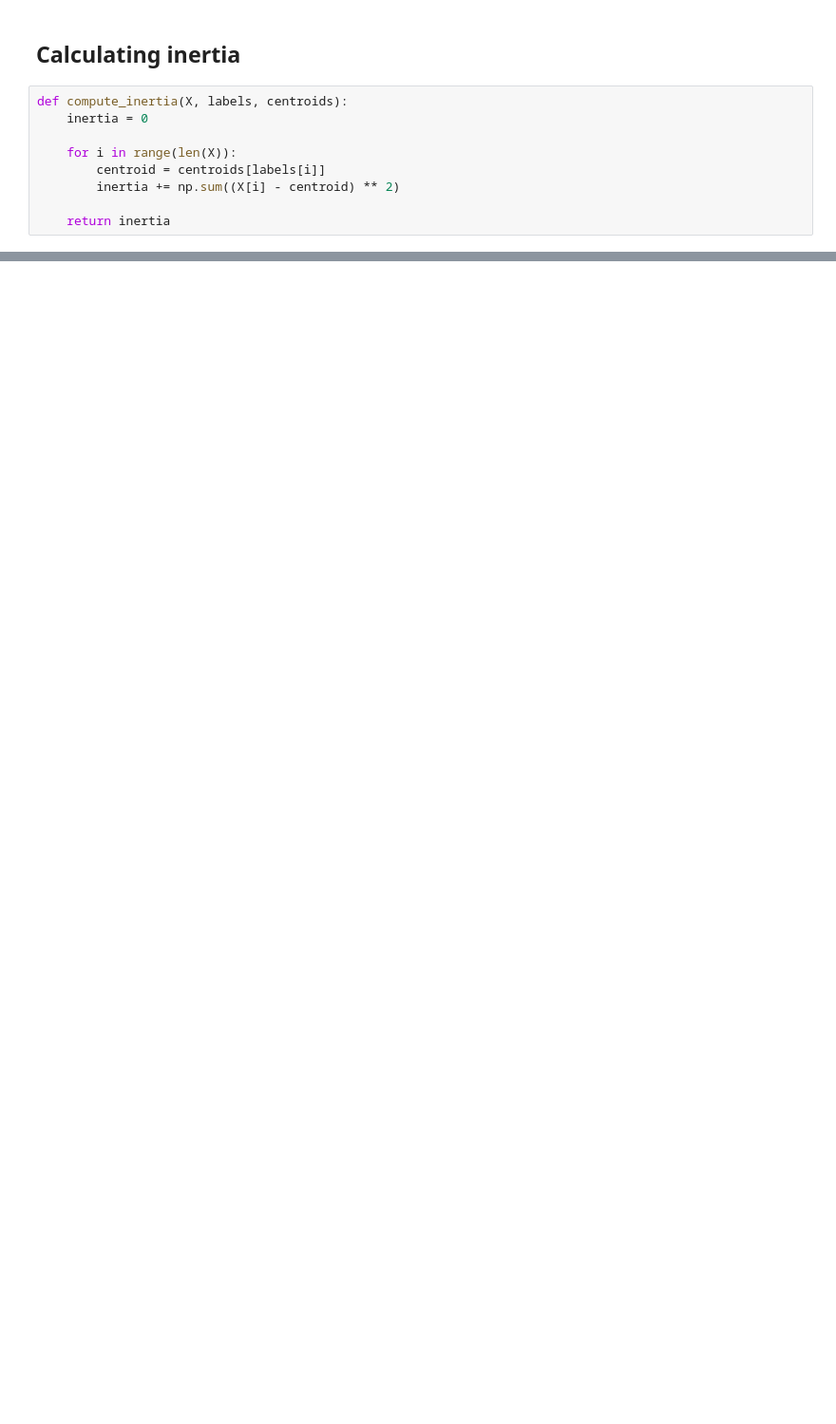
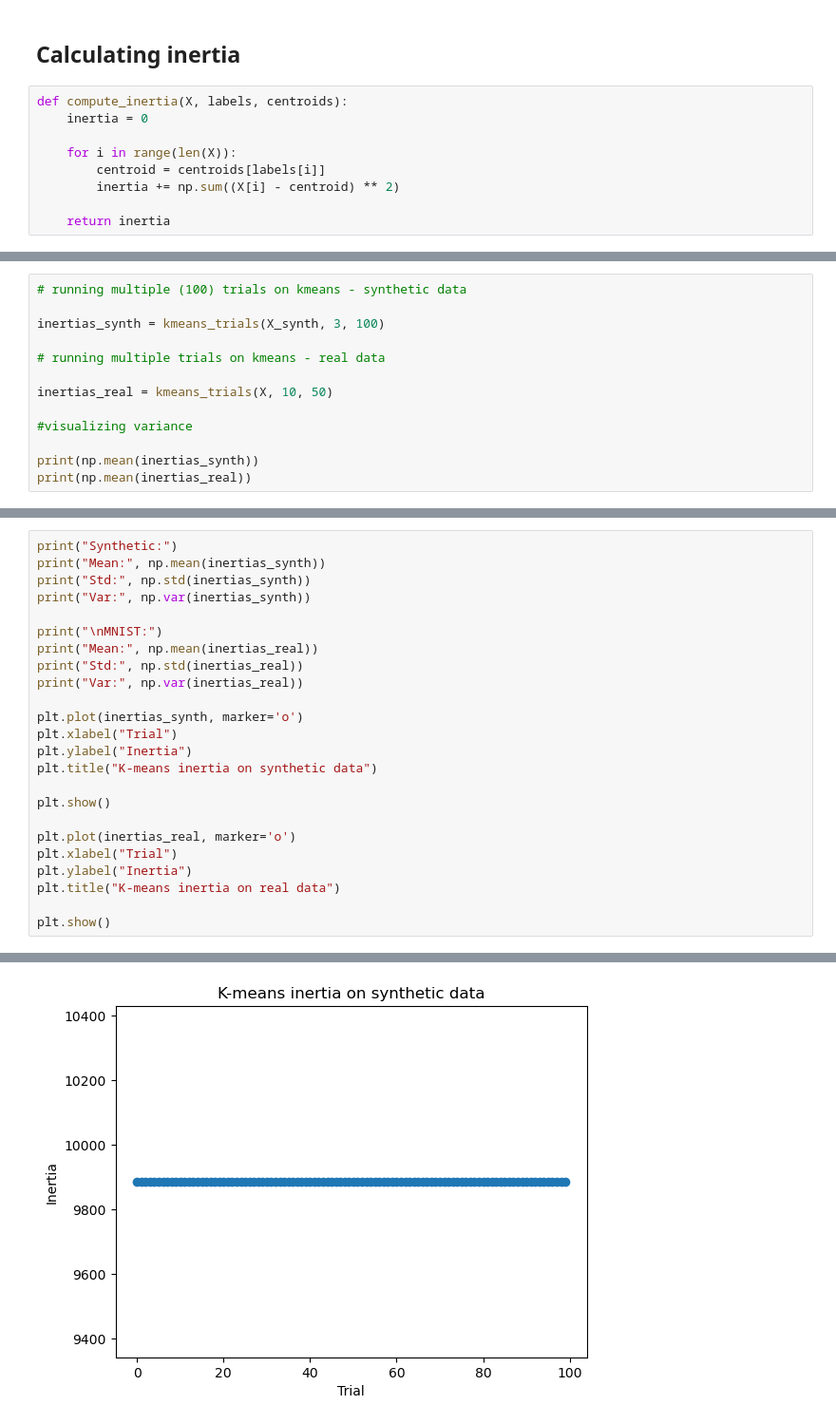
Before and after one commit to FeMaspe02/MLProject_MasperoFederico, a Jupyter notebook: MLProject.ipynb, the cells around one changed output, grey strips where cells are left out. Shown: that part at 95% size. Saved outputs shown, nothing was run; the diff lists cells and outputs as text; blank space fills up the shorter version.

```diff
--- a/MLProject.ipynb
+++ b/MLProject.ipynb
@@ -304,0 +192,13 @@ print(inertia_synth)
+# %%
+# running multiple (100) trials on kmeans - synthetic data
+
+inertias_synth = kmeans_trials(X_synth, 3, 100)
+
+# running multiple trials on kmeans - real data
+
+inertias_real = kmeans_trials(X, 10, 50)
+
+#visualizing variance
+
+print(np.mean(inertias_synth))
+print(np.mean(inertias_real))
@@ -304,0 +208,25 @@ print(inertia_synth)
+# %%
+print("Synthetic:")
+print("Mean:", np.mean(inertias_synth))
+print("Std:", np.std(inertias_synth))
+print("Var:", np.var(inertias_synth))
+
+print("\nMNIST:")
+print("Mean:", np.mean(inertias_real))
+print("Std:", np.std(inertias_real))
+print("Var:", np.var(inertias_real))
+
+plt.plot(inertias_synth, marker='o')
+plt.xlabel("Trial")
+plt.ylabel("Inertia")
+plt.title("K-means inertia on synthetic data")
+
+plt.show()
+
+plt.plot(inertias_real, marker='o')
+plt.xlabel("Trial")
+plt.ylabel("Inertia")
+plt.title("K-means inertia on real data")
+
+plt.show()
+# %% [output]
@@ -304,0 +242 @@ print(inertia_synth)
+[figure, added]
```
Also changed, not shown: parts of 24 cells of this notebook.
